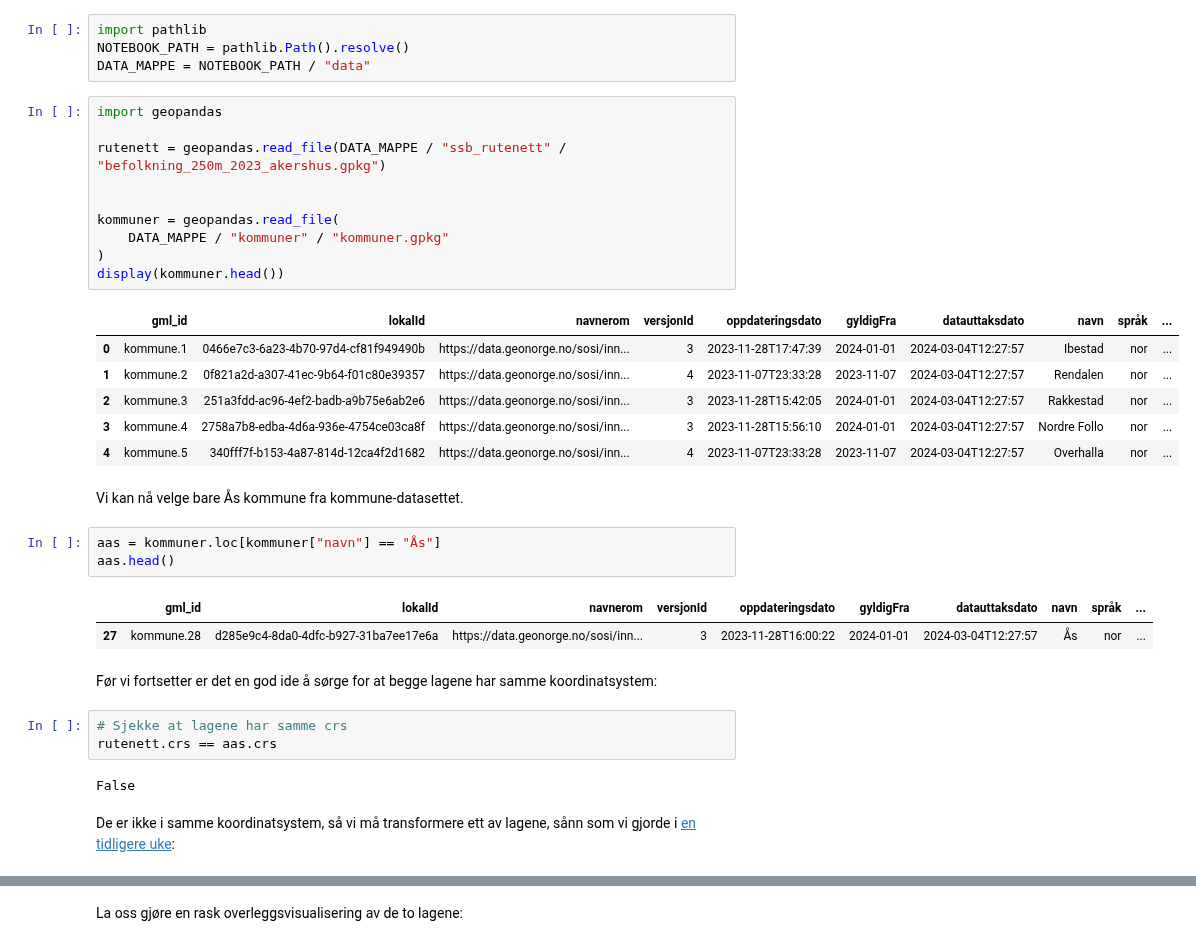
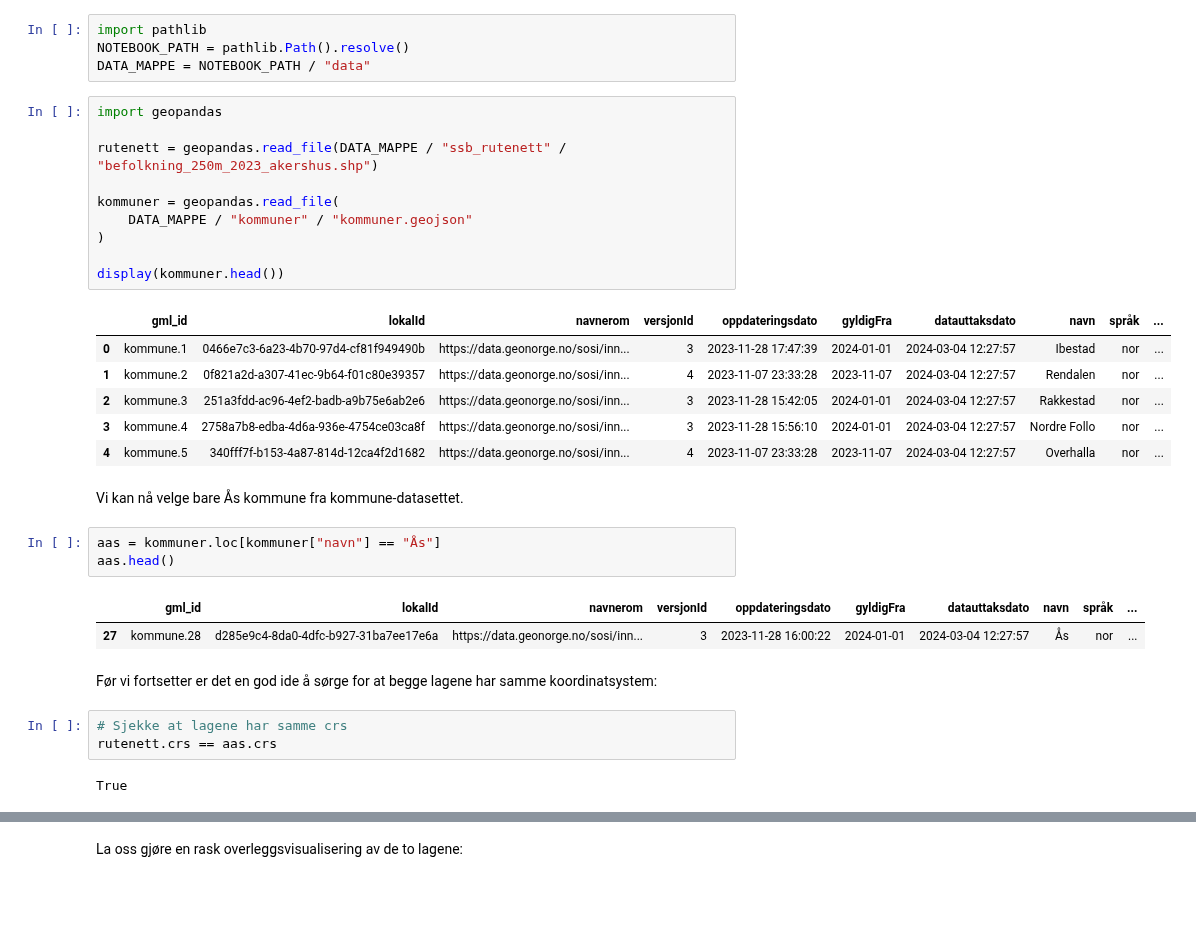
Before and after one commit to haavardaagesen/gmgi221, a Jupyter notebook: content/notebooks/07_overlay.ipynb, the cells around one changed output, grey strips where cells are left out. Drawn from its saved outputs; the diff is of its cells as text; blank space fills up the shorter version.

```diff
--- a/content/notebooks/07_overlay.ipynb
+++ b/content/notebooks/07_overlay.ipynb
@@ -26,20 +217,20 @@ DATA_MAPPE = NOTEBOOK_PATH / "data"
 # %%
 import geopandas
 
-rutenett = geopandas.read_file(DATA_MAPPE / "ssb_rutenett" / "befolkning_250m_2023_akershus.gpkg")
-
+rutenett = geopandas.read_file(DATA_MAPPE / "ssb_rutenett" / "befolkning_250m_2023_akershus.shp")
 
 kommuner = geopandas.read_file(
-    DATA_MAPPE / "kommuner" / "kommuner.gpkg"
+    DATA_MAPPE / "kommuner" / "kommuner.geojson"
 )
+
 display(kommuner.head())
 # %% [output]
 |  | gml_id | lokalId | navnerom | versjonId | oppdateringsdato | gyldigFra | datauttaksdato | navn | språk | ... |
-| 0 | kommune.1 | 0466e7c3-6a23-4b70-97d4-cf81f949490b | https://data.geonorge.no/sosi/inn... | 3 | 2023-11-28T17:47:39 | 2024-01-01 | 2024-03-04T12:27:57 | Ibestad | nor | ... |
-| 1 | kommune.2 | 0f821a2d-a307-41ec-9b64-f01c80e39357 | https://data.geonorge.no/sosi/inn... | 4 | 2023-11-07T23:33:28 | 2023-11-07 | 2024-03-04T12:27:57 | Rendalen | nor | ... |
-| 2 | kommune.3 | 251a3fdd-ac96-4ef2-badb-a9b75e6ab2e6 | https://data.geonorge.no/sosi/inn... | 3 | 2023-11-28T15:42:05 | 2024-01-01 | 2024-03-04T12:27:57 | Rakkestad | nor | ... |
-| 3 | kommune.4 | 2758a7b8-edba-4d6a-936e-4754ce03ca8f | https://data.geonorge.no/sosi/inn... | 3 | 2023-11-28T15:56:10 | 2024-01-01 | 2024-03-04T12:27:57 | Nordre Follo | nor | ... |
-| 4 | kommune.5 | 340fff7f-b153-4a87-814d-12ca4f2d1682 | https://data.geonorge.no/sosi/inn... | 4 | 2023-11-07T23:33:28 | 2023-11-07 | 2024-03-04T12:27:57 | Overhalla | nor | ... |
+| 0 | kommune.1 | 0466e7c3-6a23-4b70-97d4-cf81f949490b | https://data.geonorge.no/sosi/inn... | 3 | 2023-11-28 17:47:39 | 2024-01-01 | 2024-03-04 12:27:57 | Ibestad | nor | ... |
+| 1 | kommune.2 | 0f821a2d-a307-41ec-9b64-f01c80e39357 | https://data.geonorge.no/sosi/inn... | 4 | 2023-11-07 23:33:28 | 2023-11-07 | 2024-03-04 12:27:57 | Rendalen | nor | ... |
+| 2 | kommune.3 | 251a3fdd-ac96-4ef2-badb-a9b75e6ab2e6 | https://data.geonorge.no/sosi/inn... | 3 | 2023-11-28 15:42:05 | 2024-01-01 | 2024-03-04 12:27:57 | Rakkestad | nor | ... |
+| 3 | kommune.4 | 2758a7b8-edba-4d6a-936e-4754ce03ca8f | https://data.geonorge.no/sosi/inn... | 3 | 2023-11-28 15:56:10 | 2024-01-01 | 2024-03-04 12:27:57 | Nordre Follo | nor | ... |
+| 4 | kommune.5 | 340fff7f-b153-4a87-814d-12ca4f2d1682 | https://data.geonorge.no/sosi/inn... | 4 | 2023-11-07 23:33:28 | 2023-11-07 | 2024-03-04 12:27:57 | Overhalla | nor | ... |
 # %% [markdown]
 Vi kan nå velge bare Ås kommune fra kommune-datasettet.
 # %%
@@ -47,13 +238,11 @@ aas = kommuner.loc[kommuner["navn"] == "Ås"]
 aas.head()
 # %% [output]
 |  | gml_id | lokalId | navnerom | versjonId | oppdateringsdato | gyldigFra | datauttaksdato | navn | språk | ... |
-| 27 | kommune.28 | d285e9c4-8da0-4dfc-b927-31ba7ee17e6a | https://data.geonorge.no/sosi/inn... | 3 | 2023-11-28T16:00:22 | 2024-01-01 | 2024-03-04T12:27:57 | Ås | nor | ... |
+| 27 | kommune.28 | d285e9c4-8da0-4dfc-b927-31ba7ee17e6a | https://data.geonorge.no/sosi/inn... | 3 | 2023-11-28 16:00:22 | 2024-01-01 | 2024-03-04 12:27:57 | Ås | nor | ... |
 # %% [markdown]
 Før vi fortsetter er det en god ide å sørge for at begge lagene har samme koordinatsystem:
 # %%
 # Sjekke at lagene har samme crs
 rutenett.crs == aas.crs
 # %% [output]
-False
+True
-# %% [markdown]
-De er ikke i samme koordinatsystem, så vi må transformere ett av lagene, sånn som vi gjorde i [en tidligere uke](#04_projeksjoner):
```
Also changed, not shown: parts of 35 cells of this notebook, 12 other files.
